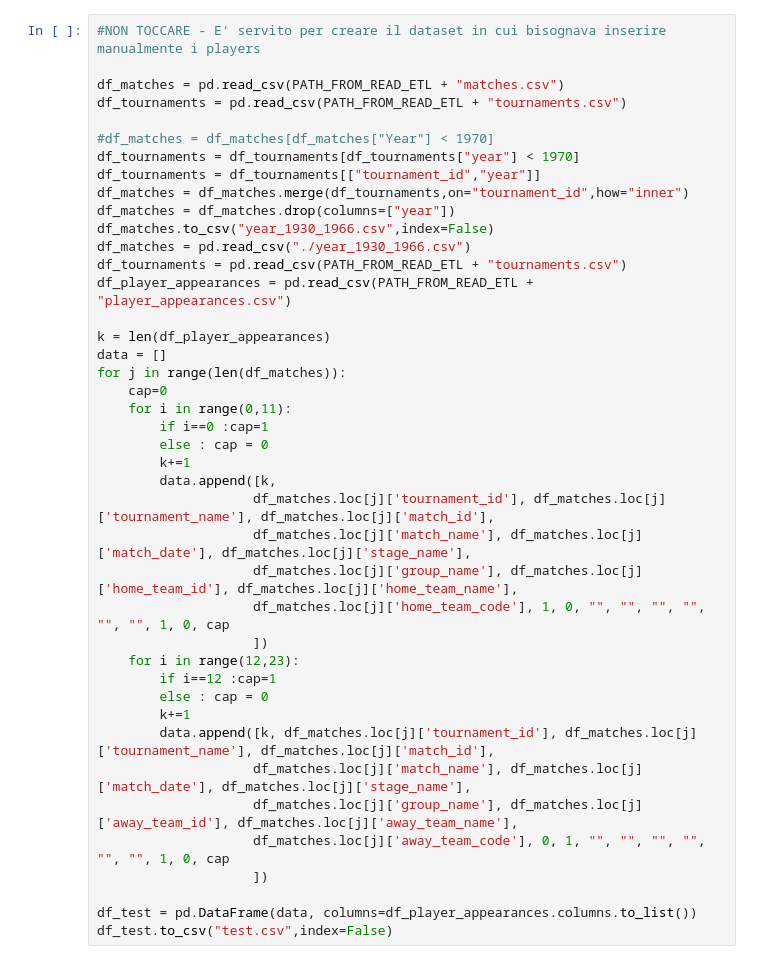
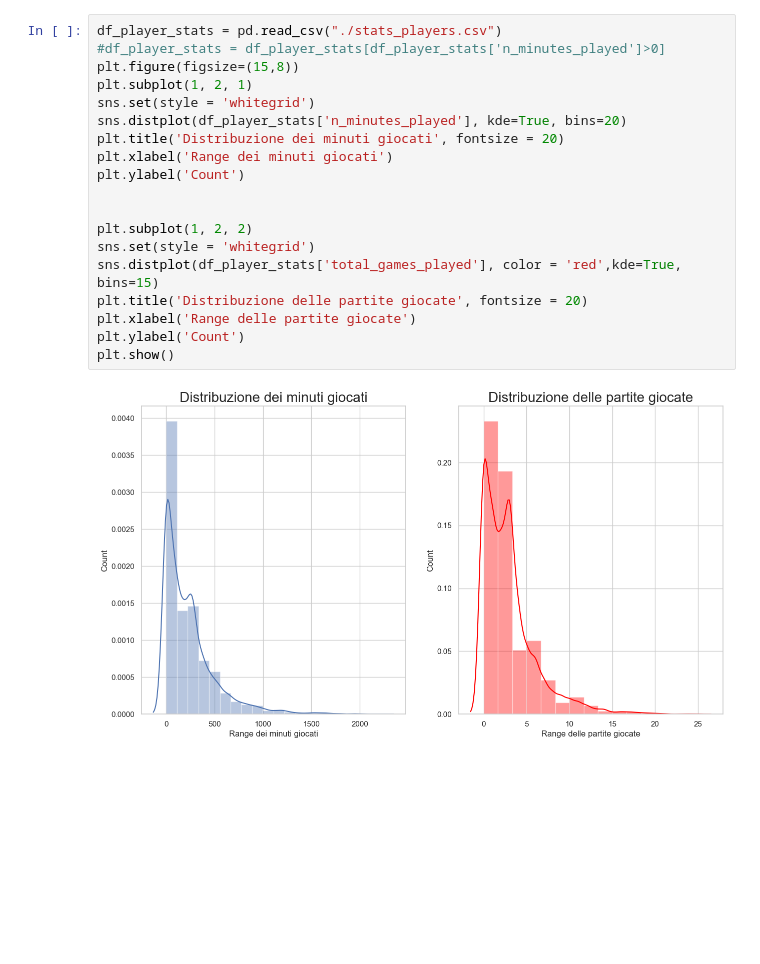
Before and after one commit to samueleleli/FIFA_WorldCup_Analysis, a Jupyter notebook: WC_Analysis.ipynb, the cells around one changed output. Cells and saved outputs as stored; diff of their text form; blank space fills up the shorter version.

```diff
--- a/WC_Analysis.ipynb
+++ b/WC_Analysis.ipynb
@@ -297,42 +14,21 @@ for year in years:
-# %%
-#NON TOCCARE - E' servito per creare il dataset in cui bisognava inserire manualmente i players
-
-df_matches = pd.read_csv(PATH_FROM_READ_ETL + "matches.csv")
-df_tournaments = pd.read_csv(PATH_FROM_READ_ETL + "tournaments.csv")
-
-#df_matches = df_matches[df_matches["Year"] < 1970]
-df_tournaments = df_tournaments[df_tournaments["year"] < 1970]
-df_tournaments = df_tournaments[["tournament_id","year"]]
-df_matches = df_matches.merge(df_tournaments,on="tournament_id",how="inner")
-df_matches = df_matches.drop(columns=["year"])
-df_matches.to_csv("year_1930_1966.csv",index=False)
-df_matches = pd.read_csv("./year_1930_1966.csv")
-df_tournaments = pd.read_csv(PATH_FROM_READ_ETL + "tournaments.csv")
-df_player_appearances = pd.read_csv(PATH_FROM_READ_ETL + "player_appearances.csv")
-
-k = len(df_player_appearances)
-data = []
-for j in range(len(df_matches)):
-    cap=0
-    for i in range(0,11):
-        if i==0 :cap=1
-        else : cap = 0
-        k+=1
-        data.append([k,
-                    df_matches.loc[j]['tournament_id'], df_matches.loc[j]['tournament_name'], df_matches.loc[j]['match_id'],
-                    df_matches.loc[j]['match_name'], df_matches.loc[j]['match_date'], df_matches.loc[j]['stage_name'],
-                    df_matches.loc[j]['group_name'], df_matches.loc[j]['home_team_id'], df_matches.loc[j]['home_team_name'],
-                    df_matches.loc[j]['home_team_code'], 1, 0, "", "", "", "", "", "", 1, 0, cap
-                    ])
-    for i in range(12,23):
-        if i==12 :cap=1
-        else : cap = 0
-        k+=1
-        data.append([k, df_matches.loc[j]['tournament_id'], df_matches.loc[j]['tournament_name'], df_matches.loc[j]['match_id'],
-                    df_matches.loc[j]['match_name'], df_matches.loc[j]['match_date'], df_matches.loc[j]['stage_name'],
-                    df_matches.loc[j]['group_name'], df_matches.loc[j]['away_team_id'], df_matches.loc[j]['away_team_name'],
-                    df_matches.loc[j]['away_team_code'], 0, 1, "", "", "", "", "", "", 1, 0, cap
-                    ])
-
-df_test = pd.DataFrame(data, columns=df_player_appearances.columns.to_list())
-df_test.to_csv("test.csv",index=False)
+# %%
+df_player_stats = pd.read_csv("./stats_players.csv")
+#df_player_stats = df_player_stats[df_player_stats['n_minutes_played']>0]
+plt.figure(figsize=(15,8))
+plt.subplot(1, 2, 1)
+sns.set(style = 'whitegrid')
+sns.distplot(df_player_stats['n_minutes_played'], kde=True, bins=20)
+plt.title('Distribuzione dei minuti giocati', fontsize = 20)
+plt.xlabel('Range dei minuti giocati')
+plt.ylabel('Count')
+
+
+plt.subplot(1, 2, 2)
+sns.set(style = 'whitegrid')
+sns.distplot(df_player_stats['total_games_played'], color = 'red',kde=True, bins=15)
+plt.title('Distribuzione delle partite giocate', fontsize = 20)
+plt.xlabel('Range delle partite giocate')
+plt.ylabel('Count')
+plt.show()
+# %% [output]
+[figure, added]
```
Also changed, not shown: parts of 6 cells of this notebook, 1 other file.
